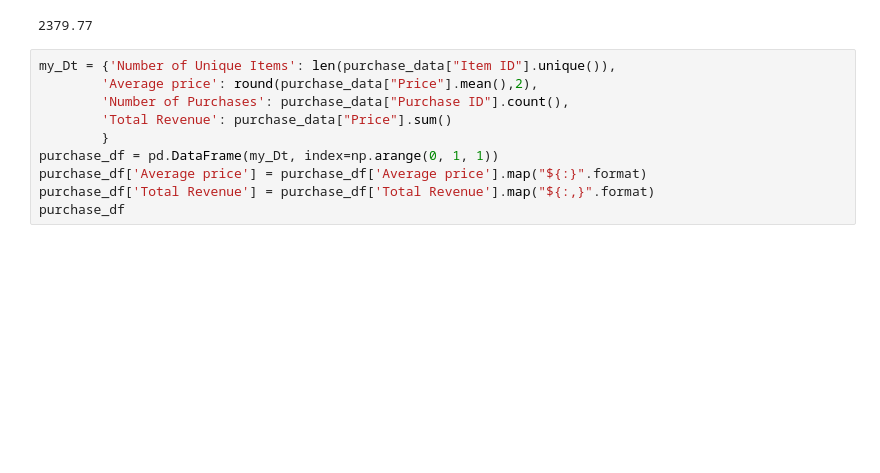
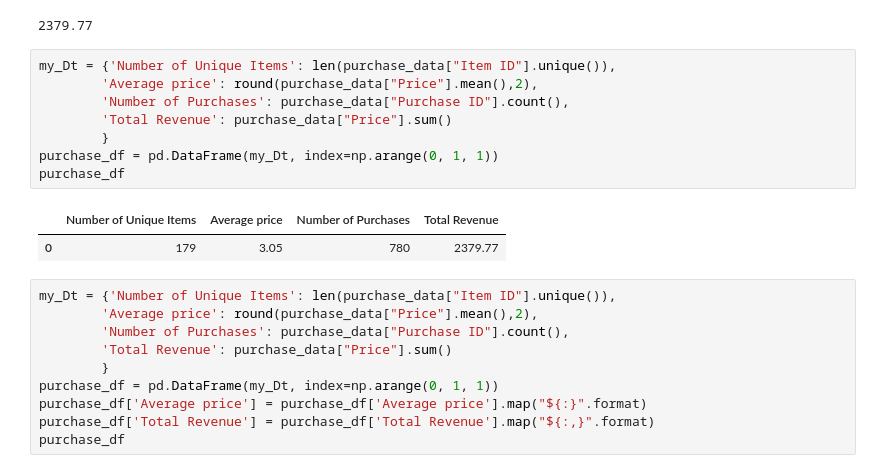
Before and after one commit to Ivana-Korak/pandas-challenge, a Jupyter notebook: HeroesOfPymoli/HeroesOfPymoli_starter.ipynb, the cells around one changed output. Cells and saved outputs as stored; diff of their text form; blank space fills up the shorter version.

```diff
--- a/HeroesOfPymoli/HeroesOfPymoli_starter.ipynb
+++ b/HeroesOfPymoli/HeroesOfPymoli_starter.ipynb
@@ -71,6 +82,17 @@ purchase_data["Purchase ID"].count()
 purchase_data["Price"].sum()
 # %% [output]
 2379.77
+# %%
+my_Dt = {'Number of Unique Items': len(purchase_data["Item ID"].unique()),
+        'Average price': round(purchase_data["Price"].mean(),2),
+        'Number of Purchases': purchase_data["Purchase ID"].count(),
+        'Total Revenue': purchase_data["Price"].sum()
+        }
+purchase_df = pd.DataFrame(my_Dt, index=np.arange(0, 1, 1))
+purchase_df
+# %% [output]
+|  | Number of Unique Items | Average price | Number of Purchases | Total Revenue |
+| 0 | 179 | 3.05 | 780 | 2379.77 |
 # %%
 my_Dt = {'Number of Unique Items': len(purchase_data["Item ID"].unique()),
         'Average price': round(purchase_data["Price"].mean(),2),
```
Also changed, not shown: parts of 18 cells of this notebook, 2 other files.
